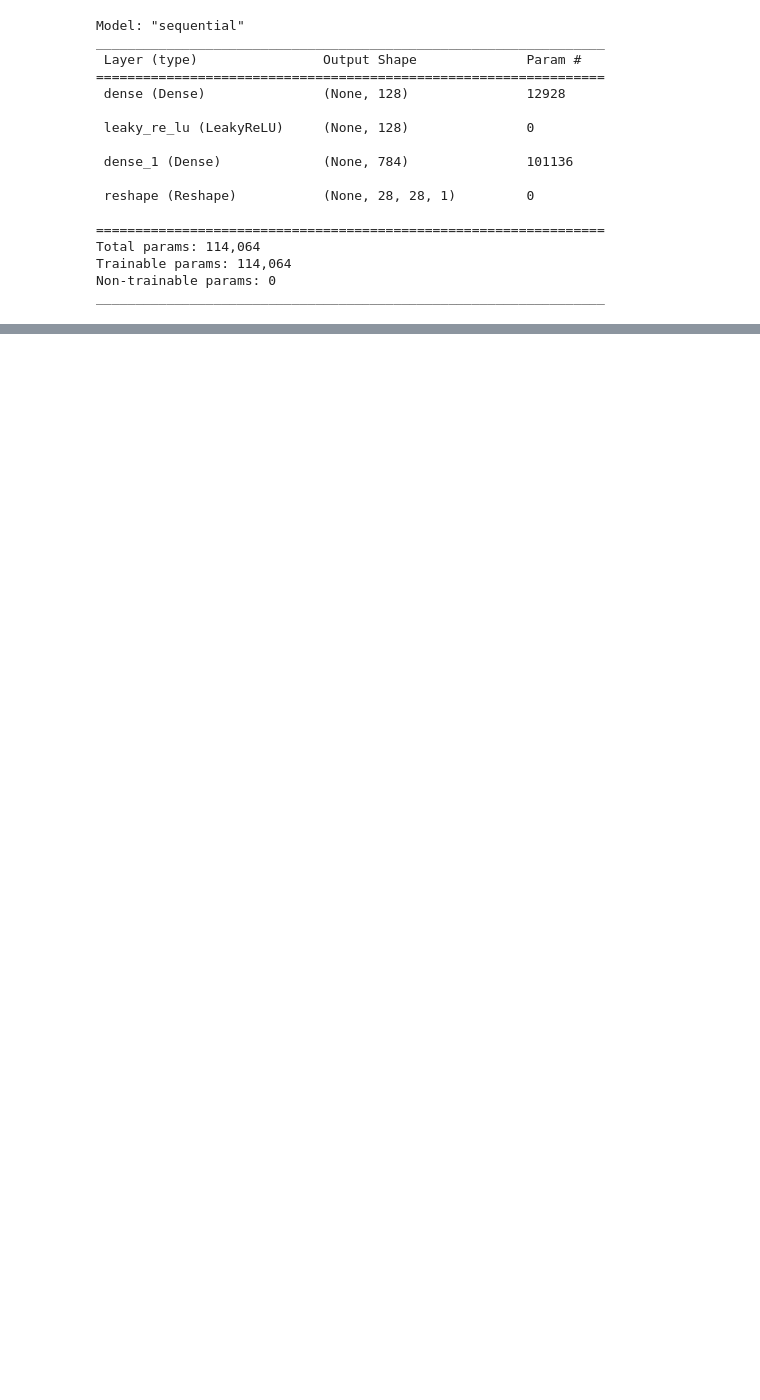
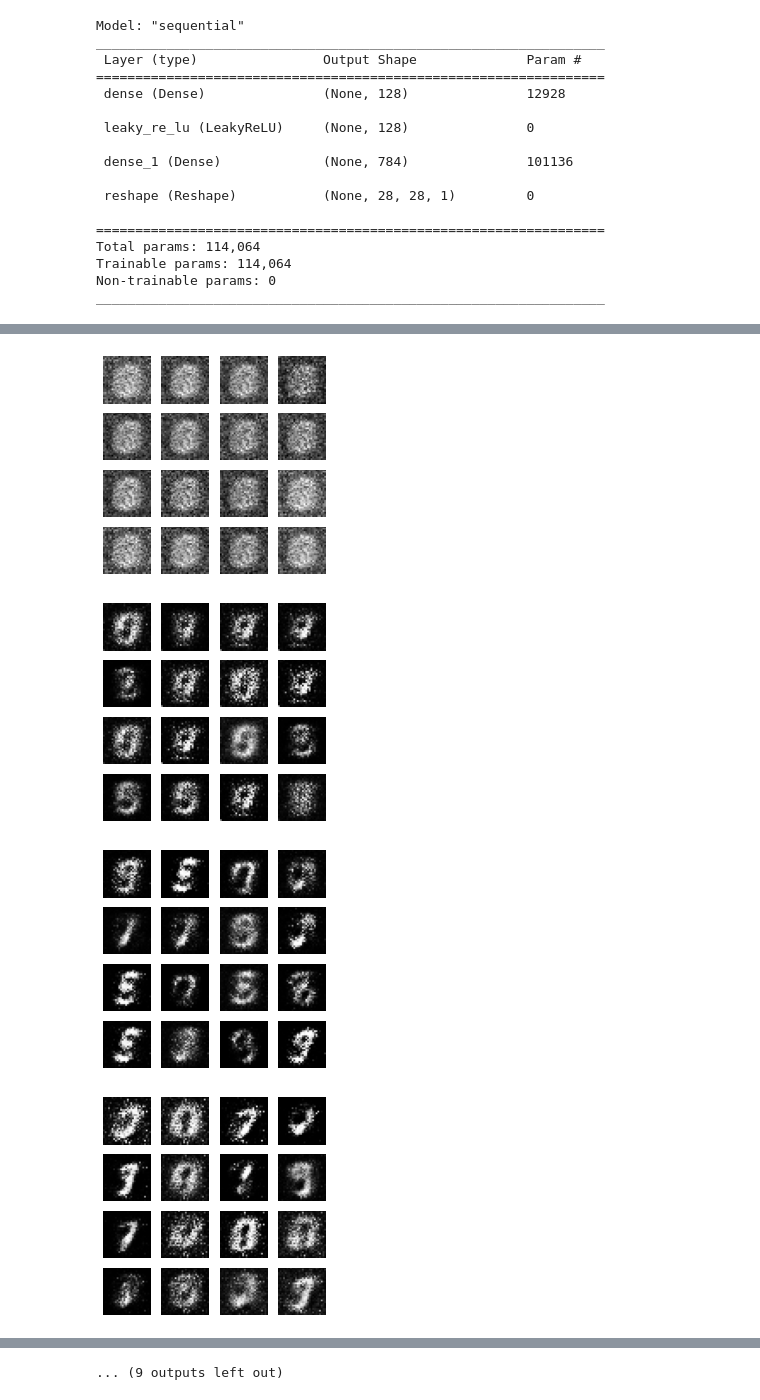
Before and after one commit to miokobayashii/summerschool2022, a Jupyter notebook: day01/HandWrittenDigits.ipynb, the cells around one changed output, grey strips where cells are left out. Cells and saved outputs as stored; diff of their text form; code cells hidden in the pictures; blank space fills up the shorter version.

```diff
--- a/day01/HandWrittenDigits.ipynb
+++ b/day01/HandWrittenDigits.ipynb
@@ -115,3 +131,19 @@ gan.compile(loss='binary_crossentropy', optimizer=Adam())
+# %%
+# Build and compile the Discriminator
+discriminator = build_discriminator(img_shape)
+discriminator.compile(loss='binary_crossentropy',
+                      optimizer=adam_v2.Adam(),
+                      metrics=['accuracy'])
+
+# Build the Generator
+generator = build_generator(img_shape, z_dim)
+
+# Keep Discriminator’s parameters constant for Generator training
+discriminator.trainable = False
+
+# Build and compile GAN model with fixed Discriminator to train the Generator
+gan = build_gan(generator, discriminator)
+gan.compile(loss='binary_crossentropy', optimizer=adam_v2.Adam())
 # %%
 losses = []
 accuracies = []
@@ -159,0 +237,9 @@ def train(iterations, batch_size, sample_interval):
+# %%
+# Set hyperparameters
+iterations = 20000
+batch_size = 256
+sample_interval = 1000
+
+# Train the GAN for the specified number of iterations
+train(iterations, batch_size, sample_interval)
+# %% [output]
@@ -159,0 +266,4 @@ def train(iterations, batch_size, sample_interval):
+[figure, added]
+[figure, added]
+[figure, added]
+[figure, added]
@@ -159,0 +277 @@ def train(iterations, batch_size, sample_interval):
+... (9 outputs left out)
```
Also changed, not shown: parts of 12 cells of this notebook, 6 other files.
